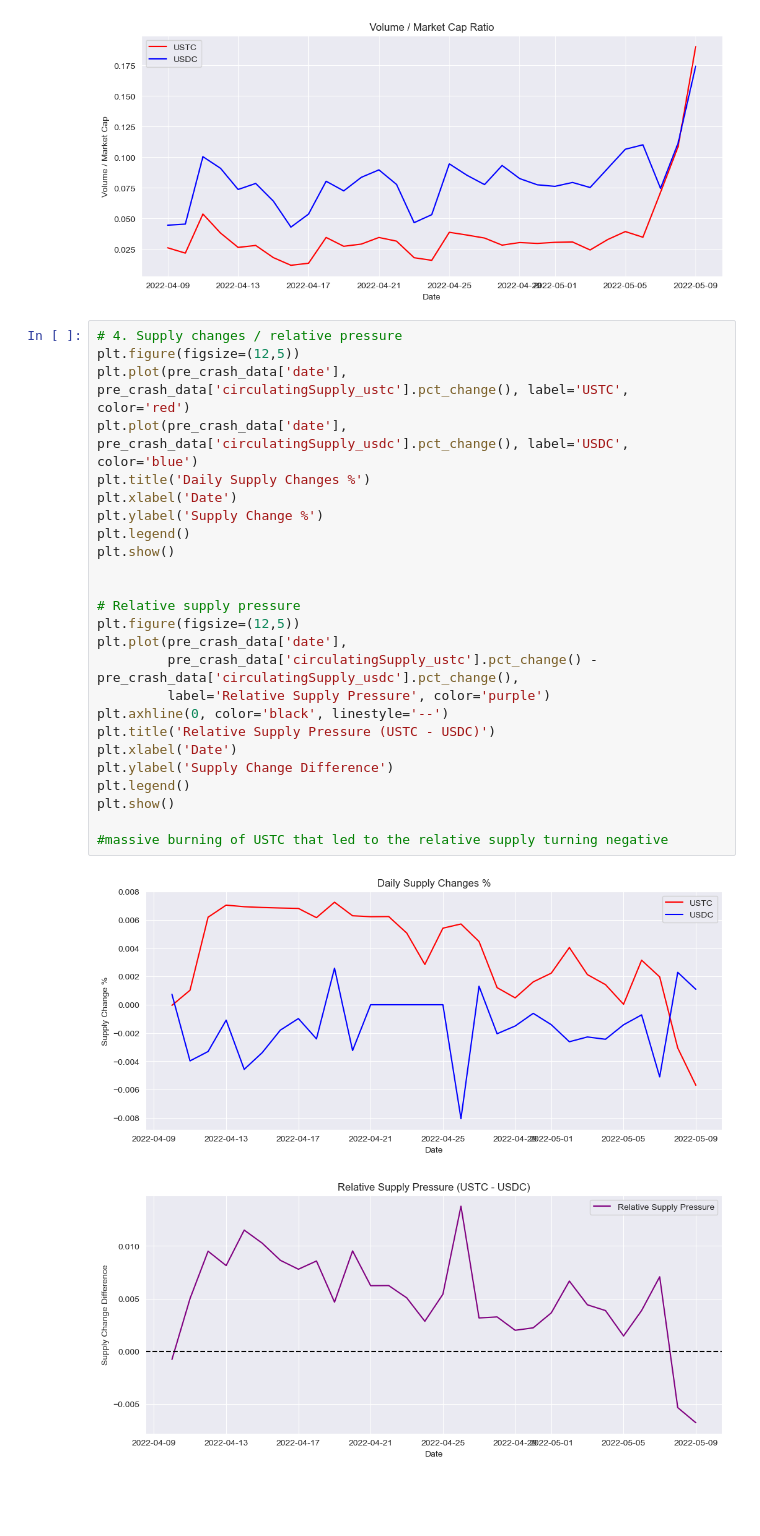
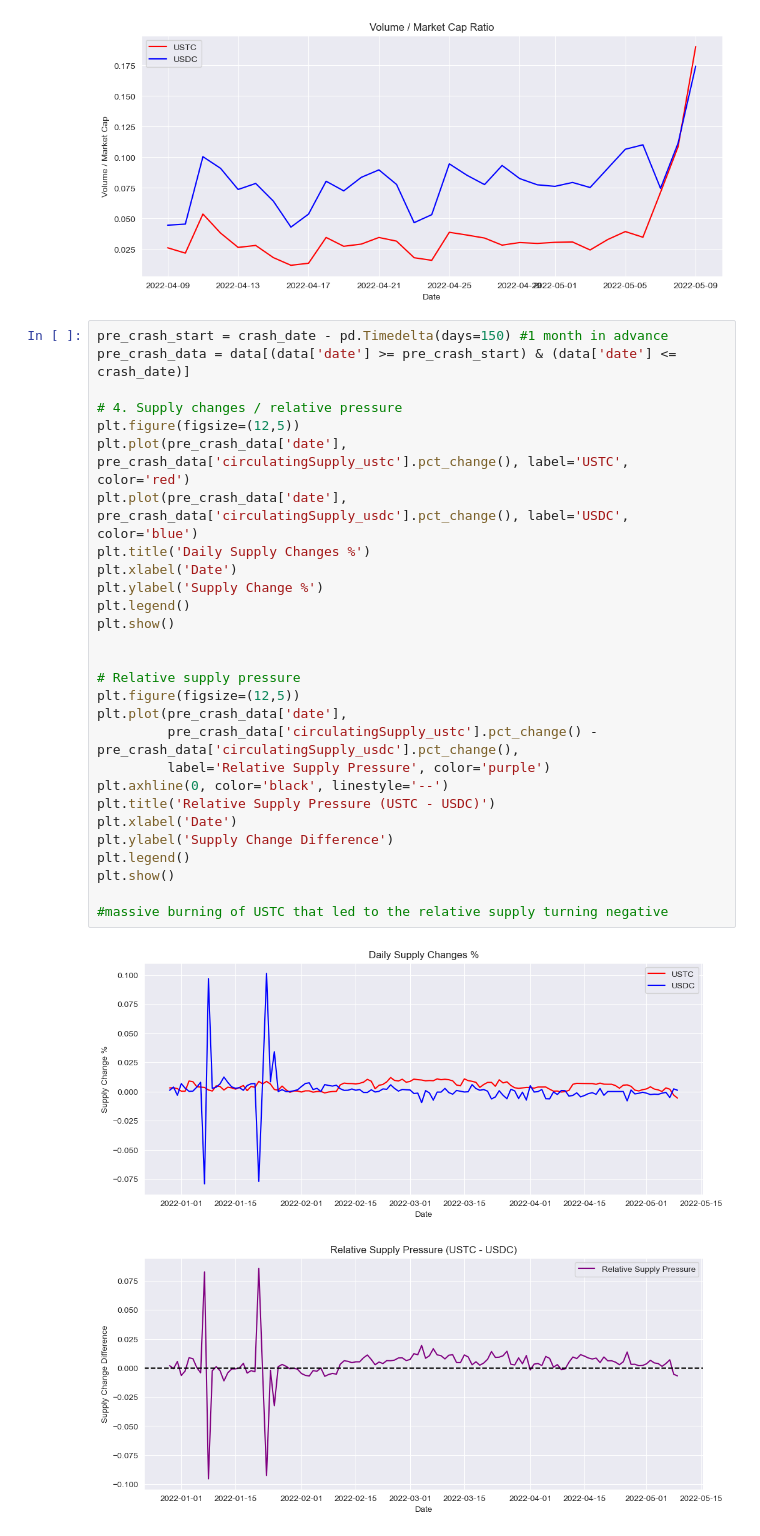
Before and after one commit to loowenwen/dse4101-project, a Jupyter notebook: stablecoin_comparison.ipynb, the cells around one changed output. Saved outputs shown, nothing was run; the diff lists cells and outputs as text; blank space fills up the shorter version.

```diff
--- a/stablecoin_comparison.ipynb
+++ b/stablecoin_comparison.ipynb
@@ -180,31 +180,34 @@ plt.show()
 # %% [output]
 [figure]
 # %%
+pre_crash_start = crash_date - pd.Timedelta(days=150) #1 month in advance
+pre_crash_data = data[(data['date'] >= pre_crash_start) & (data['date'] <= crash_date)]
+
 # 4. Supply changes / relative pressure
 plt.figure(figsize=(12,5))
 plt.plot(pre_crash_data['date'], pre_crash_data['circulatingSupply_ustc'].pct_change(), label='USTC', color='red')
 plt.plot(pre_crash_data['date'], pre_crash_data['circulatingSupply_usdc'].pct_change(), label='USDC', color='blue')
 plt.title('Daily Supply Changes %')
 plt.xlabel('Date')
 plt.ylabel('Supply Change %')
 plt.legend()
 plt.show()
 
 
 # Relative supply pressure
 plt.figure(figsize=(12,5))
 plt.plot(pre_crash_data['date'],
          pre_crash_data['circulatingSupply_ustc'].pct_change() - pre_crash_data['circulatingSupply_usdc'].pct_change(),
          label='Relative Supply Pressure', color='purple')
 plt.axhline(0, color='black', linestyle='--')
 plt.title('Relative Supply Pressure (USTC - USDC)')
 plt.xlabel('Date')
 plt.ylabel('Supply Change Difference')
 plt.legend()
 plt.show()
 
 #massive burning of USTC that led to the relative supply turning negative
 # %% [output]
-[figure, old version]
+[figure, new version]
-[figure, old version]
+[figure, new version]
 # %%
```
Also changed, not shown: parts of 1 cell of this notebook.
